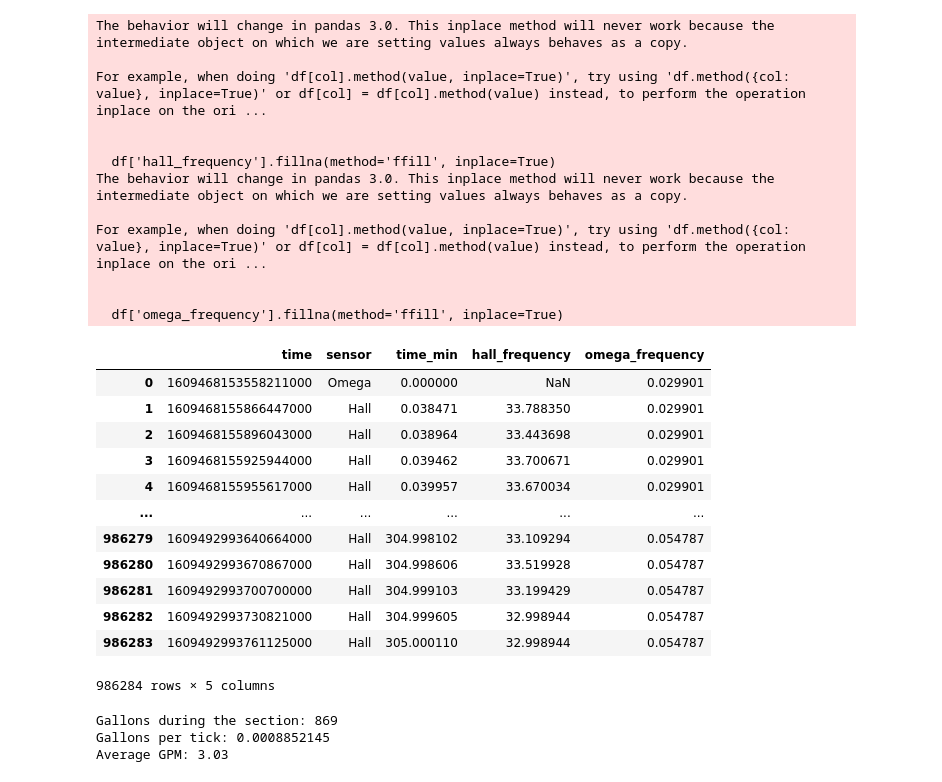
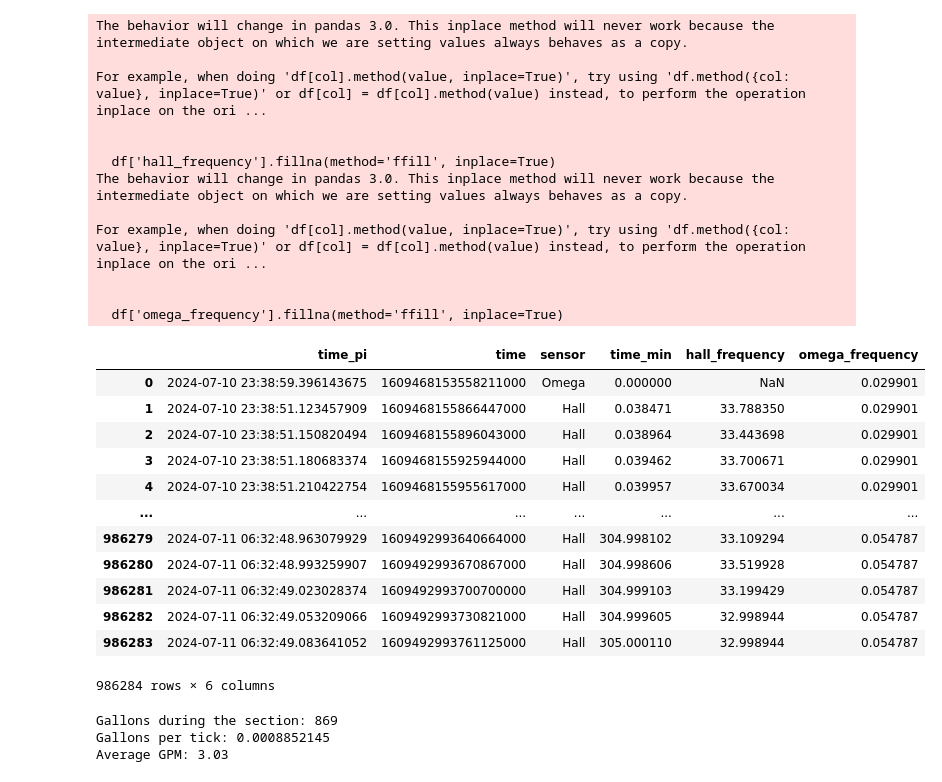
Before and after one commit to thdfw/gwks, a Jupyter notebook: pico/flowmeter/flow_data_analysis/simple_analysis.ipynb, the cells around one changed output. Cells and saved outputs as stored; diff of their text form; code cells hidden in the pictures.

```diff
--- a/pico/flowmeter/flow_data_analysis/simple_analysis.ipynb
+++ b/pico/flowmeter/flow_data_analysis/simple_analysis.ipynb
@@ -7,23 +7,23 @@ file_path = '/Users/thomas/Desktop/downstairs_zone/hall_sensor_2024-07-11_00-38-
 file_path2 = '/Users/thomas/Desktop/downstairs_zone/hall_sensor_2024-07-11_04-31-40.csv'
 
 # Import hall data
-df1 = pd.read_csv(file_path)
+df1 = pd.read_csv(file_path, names=['time_pi','time'])
 df1['time'] = df1['time'].apply(lambda x: int(x))
-df1 = df1[['time']]
+df1['time_pi'] = pd.to_datetime(df1['time_pi'], unit='s')
 df1['sensor'] = 'Hall'
-df3 = pd.read_csv(file_path2)
+df3 = pd.read_csv(file_path2, names=['time_pi','time'])
 df3['time'] = df3['time'].apply(lambda x: int(x))
-df3 = df3[['time']]
+df3['time_pi'] = pd.to_datetime(df3['time_pi'], unit='s')
 df3['sensor'] = 'Hall'
 
 # Import omega data
-df2 = pd.read_csv(file_path.replace('hall','omega'))
+df2 = pd.read_csv(file_path.replace('hall','omega'), names=['time_pi','time'])
 df2['time'] = df2['time'].apply(lambda x: int(x))
-df2 = df2[['time']]
+df2['time_pi'] = pd.to_datetime(df2['time_pi'], unit='s')
 df2['sensor'] = 'Omega'
-df4 = pd.read_csv(file_path2.replace('hall','omega'))
+df4 = pd.read_csv(file_path2.replace('hall','omega'), names=['time_pi','time'])
 df4['time'] = df4['time'].apply(lambda x: int(x))
-df4 = df4[['time']]
+df4['time_pi'] = pd.to_datetime(df4['time_pi'], unit='s')
 df4['sensor'] = 'Omega'
 
 # Add time in minutes relative to first tick
@@ -46,46 +46,46 @@ df_hall['hall_frequency'] = 1 / (df_hall['time'].diff().shift(-1)) * 1e9
 
 # Create the omega dataframe
 df_omega = pd.concat([df2, df4], ignore_index=True)
 df_omega = df_omega.sort_values(by='time')
 df_omega = df_omega.reset_index(drop=True)
 df_omega['omega_frequency'] = 1 / (df_omega['time'].diff().shift(-1)) * 1e9
 
 # Merge the hall and omega dataframes
 df = pd.concat([df_hall, df_omega], ignore_index=True)
 df = df.sort_values(by='time')
 df = df.reset_index(drop=True)
 
 # Fill in NaN values
 df['hall_frequency'].fillna(method='ffill', inplace=True)
 df['omega_frequency'].fillna(method='ffill', inplace=True)
 
 display(df)
 # %% [output]
 The behavior will change in pandas 3.0. This inplace method will never work because the intermediate object on which we are setting values always behaves as a copy.
 
 For example, when doing 'df[col].method(value, inplace=True)', try using 'df.method({col: value}, inplace=True)' or df[col] = df[col].method(value) instead, to perform the operation inplace on the ori ...
 
 
   df['hall_frequency'].fillna(method='ffill', inplace=True)
 The behavior will change in pandas 3.0. This inplace method will never work because the intermediate object on which we are setting values always behaves as a copy.
 
 For example, when doing 'df[col].method(value, inplace=True)', try using 'df.method({col: value}, inplace=True)' or df[col] = df[col].method(value) instead, to perform the operation inplace on the ori ...
 
 
   df['omega_frequency'].fillna(method='ffill', inplace=True)
-|  | time | sensor | time_min | hall_frequency | omega_frequency |
-| 0 | 1609468153558211000 | Omega | 0.000000 | NaN | 0.029901 |
-| 1 | 1609468155866447000 | Hall | 0.038471 | 33.788350 | 0.029901 |
-| 2 | 1609468155896043000 | Hall | 0.038964 | 33.443698 | 0.029901 |
-| 3 | 1609468155925944000 | Hall | 0.039462 | 33.700671 | 0.029901 |
-| 4 | 1609468155955617000 | Hall | 0.039957 | 33.670034 | 0.029901 |
-| ... | ... | ... | ... | ... | ... |
-| 986279 | 1609492993640664000 | Hall | 304.998102 | 33.109294 | 0.054787 |
-| 986280 | 1609492993670867000 | Hall | 304.998606 | 33.519928 | 0.054787 |
-| 986281 | 1609492993700700000 | Hall | 304.999103 | 33.199429 | 0.054787 |
-| 986282 | 1609492993730821000 | Hall | 304.999605 | 32.998944 | 0.054787 |
-| 986283 | 1609492993761125000 | Hall | 305.000110 | 32.998944 | 0.054787 |
+|  | time_pi | time | sensor | time_min | hall_frequency | omega_frequency |
+| 0 | 2024-07-10 23:38:59.396143675 | 1609468153558211000 | Omega | 0.000000 | NaN | 0.029901 |
+| 1 | 2024-07-10 23:38:51.123457909 | 1609468155866447000 | Hall | 0.038471 | 33.788350 | 0.029901 |
+| 2 | 2024-07-10 23:38:51.150820494 | 1609468155896043000 | Hall | 0.038964 | 33.443698 | 0.029901 |
+| 3 | 2024-07-10 23:38:51.180683374 | 1609468155925944000 | Hall | 0.039462 | 33.700671 | 0.029901 |
+| 4 | 2024-07-10 23:38:51.210422754 | 1609468155955617000 | Hall | 0.039957 | 33.670034 | 0.029901 |
+| ... | ... | ... | ... | ... | ... | ... |
+| 986279 | 2024-07-11 06:32:48.963079929 | 1609492993640664000 | Hall | 304.998102 | 33.109294 | 0.054787 |
+| 986280 | 2024-07-11 06:32:48.993259907 | 1609492993670867000 | Hall | 304.998606 | 33.519928 | 0.054787 |
+| 986281 | 2024-07-11 06:32:49.023028374 | 1609492993700700000 | Hall | 304.999103 | 33.199429 | 0.054787 |
+| 986282 | 2024-07-11 06:32:49.053209066 | 1609492993730821000 | Hall | 304.999605 | 32.998944 | 0.054787 |
+| 986283 | 2024-07-11 06:32:49.083641052 | 1609492993761125000 | Hall | 305.000110 | 32.998944 | 0.054787 |
-986284 rows × 5 columns
+986284 rows × 6 columns
 # %%
 # Filter out errors
 df = df[df.omega_frequency<0.1]
```
Also changed, not shown: parts of 3 cells of this notebook, 2 other files.
